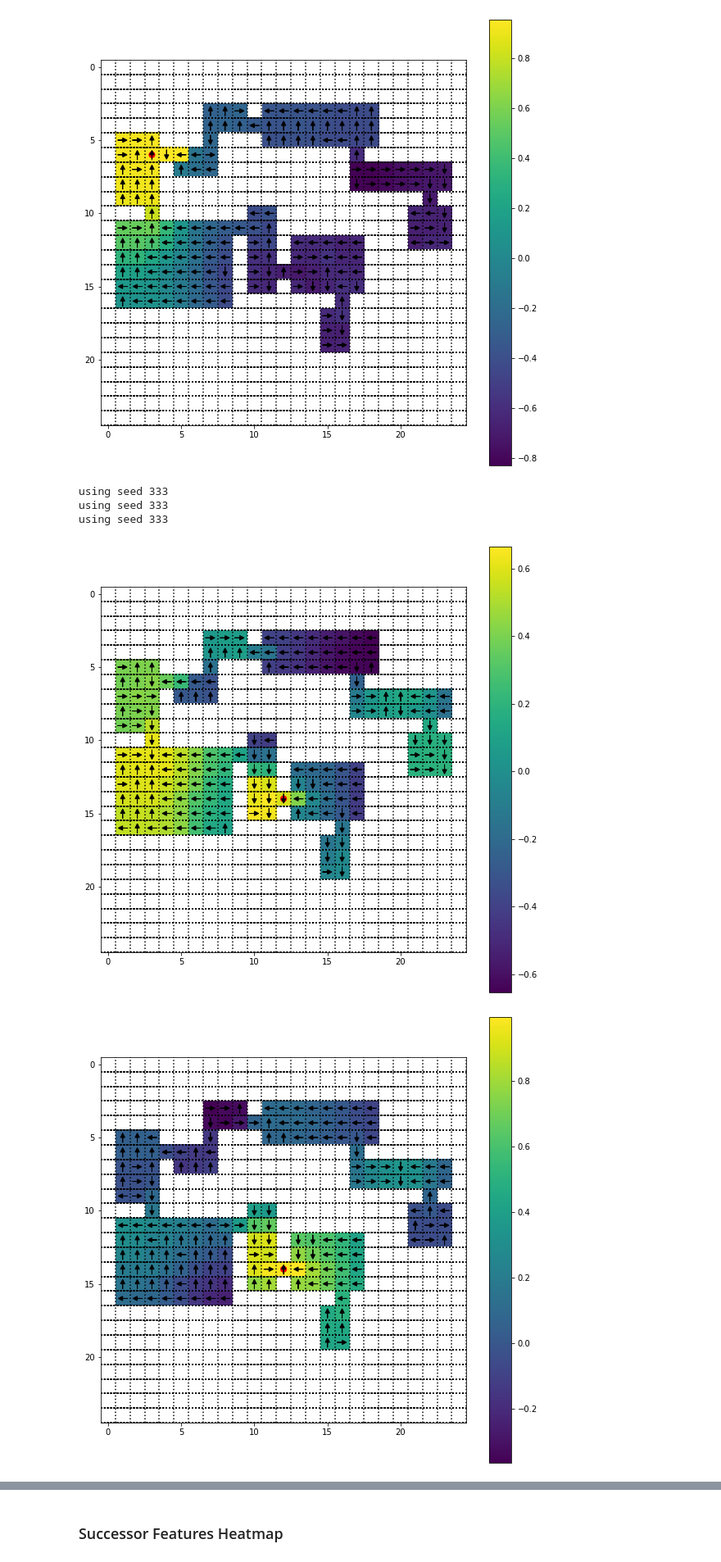
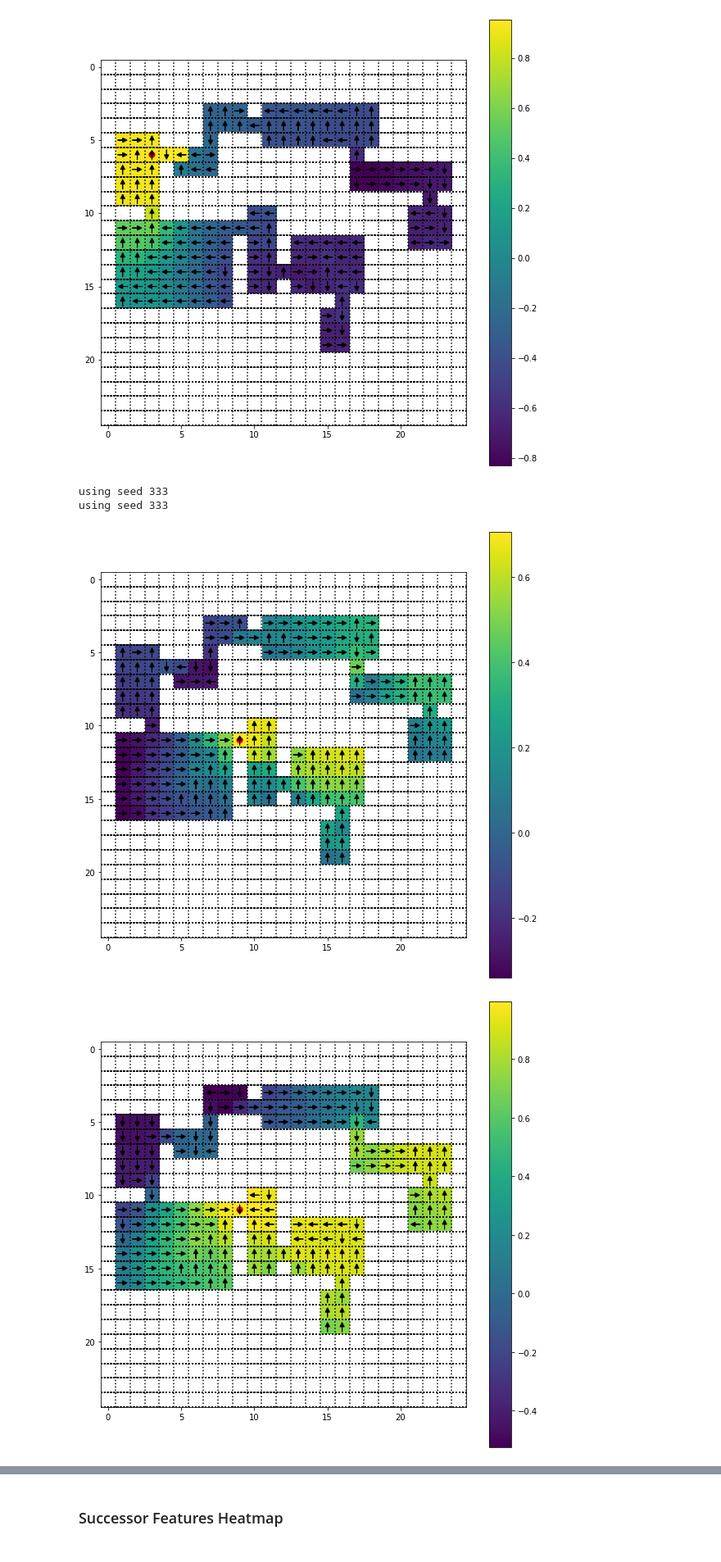
Before and after one commit to 2016choang/sfl, a Jupyter notebook: playground/new-envs.ipynb, the cells around one changed output, grey strips where cells are left out. Shown at 82% size. Saved outputs shown, nothing was run; the diff lists cells and outputs as text; code cells hidden in the pictures.

```diff
--- a/playground/new-envs.ipynb
+++ b/playground/new-envs.ipynb
@@ -311,17 +311,16 @@ visualize_subgoal_policy(run, itr, subgoal)
 using seed 333
 [figure]
 # %%
-# Upper bound oracle agent
-subgoal = (12, 14)
-run = '20200510/multiroom/run_10'
-itr = 200000
+# Randomly spawned agent
+subgoal = (9, 11)
+run = '20200511/multiroom/run_14'
+itr = 50000
 itr -= 1
 visualize_subgoal_policy(run, itr, subgoal)
 visualize_subgoal_policy(run, itr, subgoal, 'sf')
-visualize_subgoal_policy(run, itr, subgoal, 'sf-look')
+# visualize_subgoal_policy(run, itr, subgoal, 'sf-look')
 # %% [output]
 using seed 333
 using seed 333
-using seed 333
-[figure, old version]
+[figure, new version]
-[figure, old version]
+[figure, new version]
```
Also changed, not shown: parts of 1 cell of this notebook, 3 other files.
